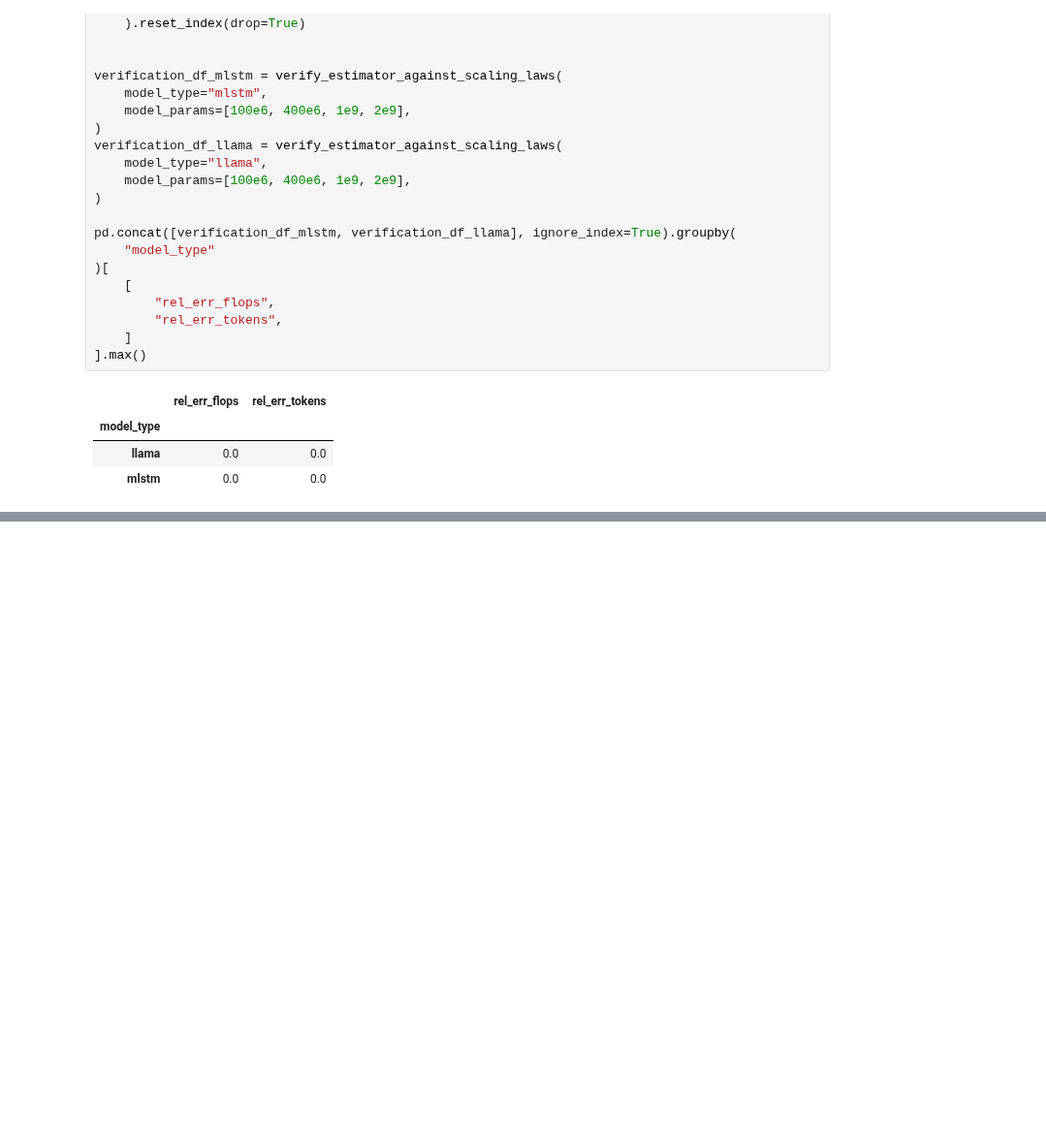
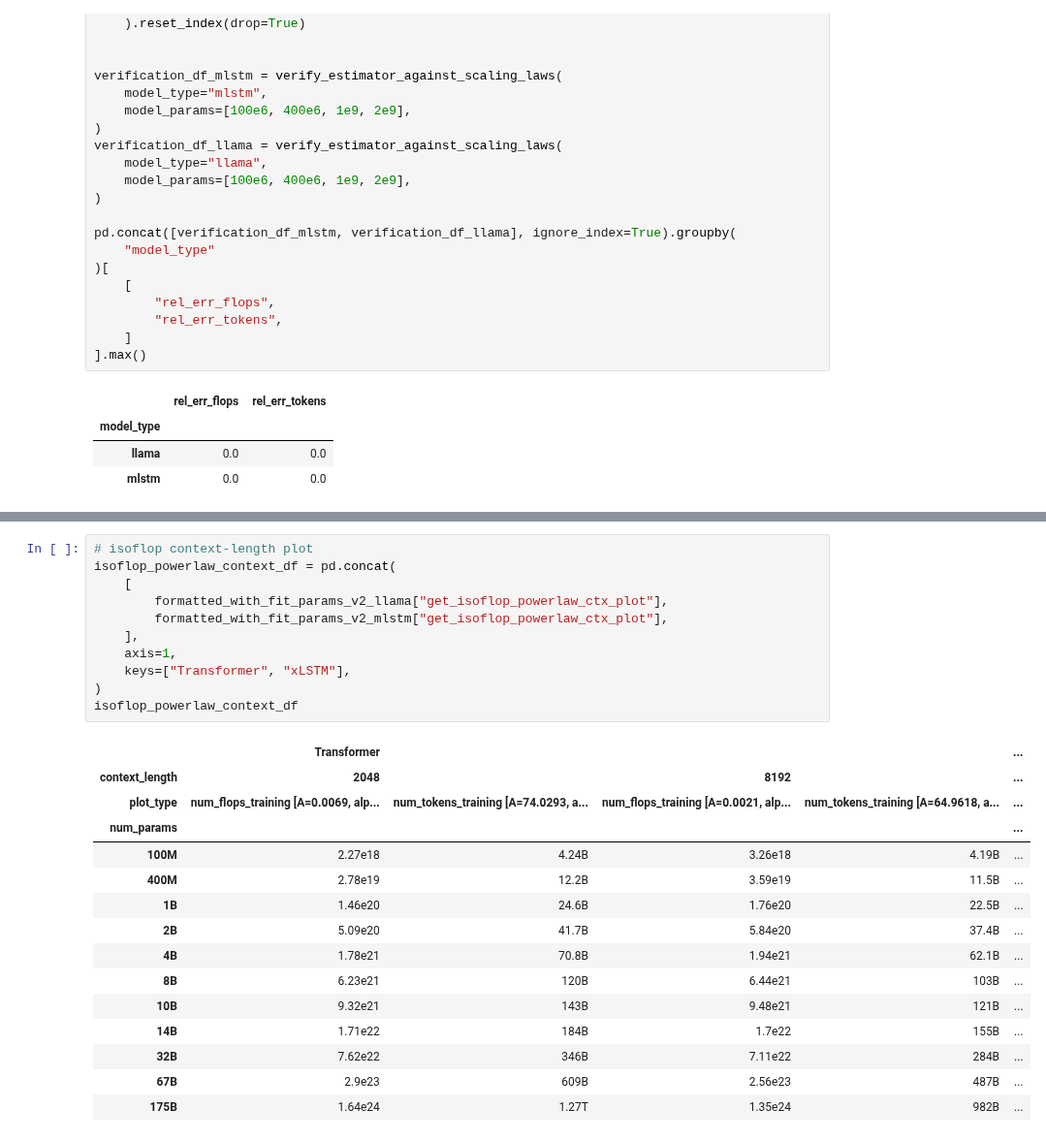
Before and after one commit to NX-AI/xlstm_scaling_laws, a Jupyter notebook: notebooks/optimal_flop_param_token_tables.ipynb, the cells around one changed output, grey strips where cells are left out. Shown at 97% size. Cells and saved outputs as stored; diff of their text form; blank space fills up the shorter version.

```diff
--- a/notebooks/optimal_flop_param_token_tables.ipynb
+++ b/notebooks/optimal_flop_param_token_tables.ipynb
@@ -1231,0 +483,27 @@ formatted_with_fit_params_v2_llama
+# %%
+# isoflop context-length plot
+isoflop_powerlaw_context_df = pd.concat(
+    [
+        formatted_with_fit_params_v2_llama["get_isoflop_powerlaw_ctx_plot"],
+        formatted_with_fit_params_v2_mlstm["get_isoflop_powerlaw_ctx_plot"],
+    ],
+    axis=1,
+    keys=["Transformer", "xLSTM"],
+)
+isoflop_powerlaw_context_df
+# %% [output]
+|  | Transformer |  |  |  | ... |
+| context_length | 2048 |  | 8192 |  | ... |
+| plot_type | num_flops_training [A=0.0069, alp... | num_tokens_training [A=74.0293, a... | num_flops_training [A=0.0021, alp... | num_tokens_training [A=64.9618, a... | ... |
+| num_params |  |  |  |  | ... |
+| 100M | 2.27e18 | 4.24B | 3.26e18 | 4.19B | ... |
+| 400M | 2.78e19 | 12.2B | 3.59e19 | 11.5B | ... |
+| 1B | 1.46e20 | 24.6B | 1.76e20 | 22.5B | ... |
+| 2B | 5.09e20 | 41.7B | 5.84e20 | 37.4B | ... |
+| 4B | 1.78e21 | 70.8B | 1.94e21 | 62.1B | ... |
+| 8B | 6.23e21 | 120B | 6.44e21 | 103B | ... |
+| 10B | 9.32e21 | 143B | 9.48e21 | 121B | ... |
+| 14B | 1.71e22 | 184B | 1.7e22 | 155B | ... |
+| 32B | 7.62e22 | 346B | 7.11e22 | 284B | ... |
+| 67B | 2.9e23 | 609B | 2.56e23 | 487B | ... |
+| 175B | 1.64e24 | 1.27T | 1.35e24 | 982B | ... |
```
Also changed, not shown: parts of 17 cells of this notebook, 1 other file.
